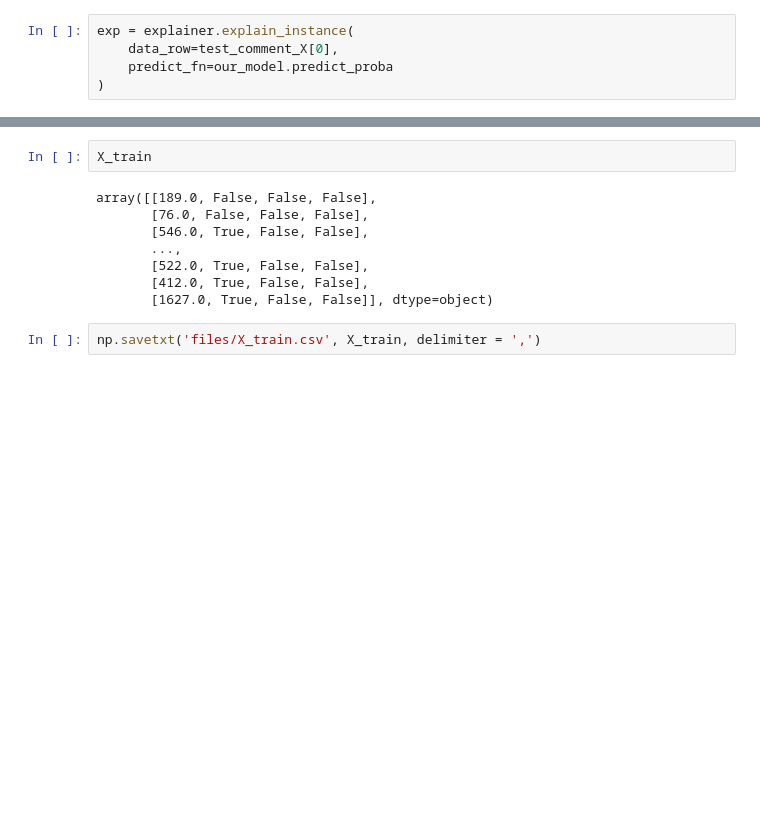
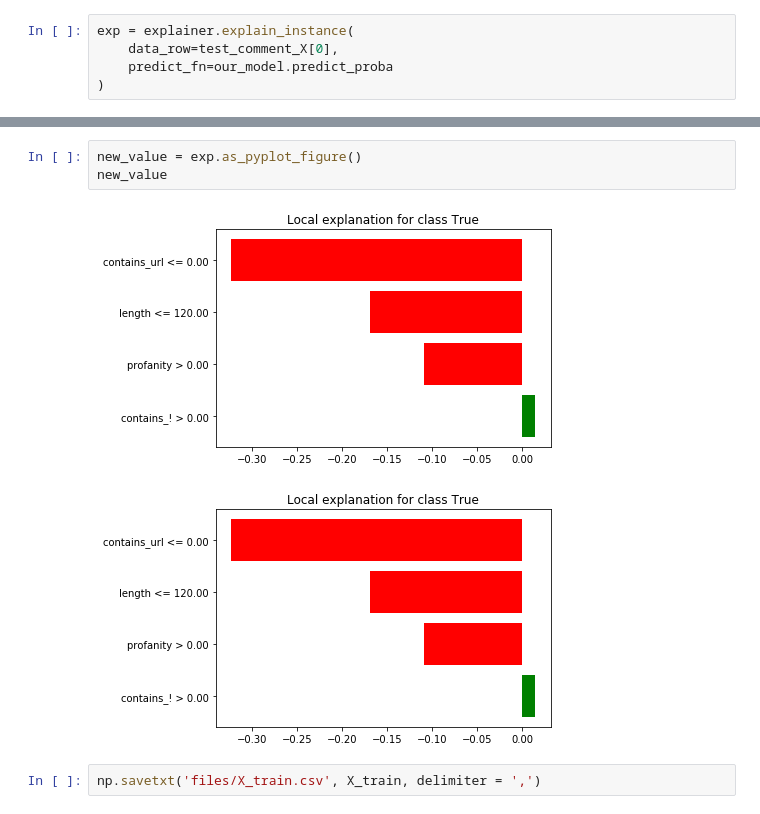
Before and after one commit to mcatalano26/cmps-cap, a Jupyter notebook: Feature Importance.ipynb, the cells around one changed output, grey strips where cells are left out. Cells and saved outputs as stored; diff of their text form; blank space fills up the shorter version.

```diff
--- a/Feature Importance.ipynb
+++ b/Feature Importance.ipynb
@@ -81,16 +81,12 @@ new_value = exp.show_in_notebook(show_table=True)
 new_value
 # %% [output]
 [interactive output not drawn]
-# %%
-X_train
-# %% [output]
-array([[189.0, False, False, False],
-       [76.0, False, False, False],
-       [546.0, True, False, False],
-       ...,
-       [522.0, True, False, False],
-       [412.0, True, False, False],
-       [1627.0, True, False, False]], dtype=object)
+# %%
+new_value = exp.as_pyplot_figure()
+new_value
+# %% [output]
+[figure, added]
+[figure, added]
 # %%
 np.savetxt('files/X_train.csv', X_train, delimiter = ',')
 # %%
```
Also changed, not shown: parts of 2 cells of this notebook.
